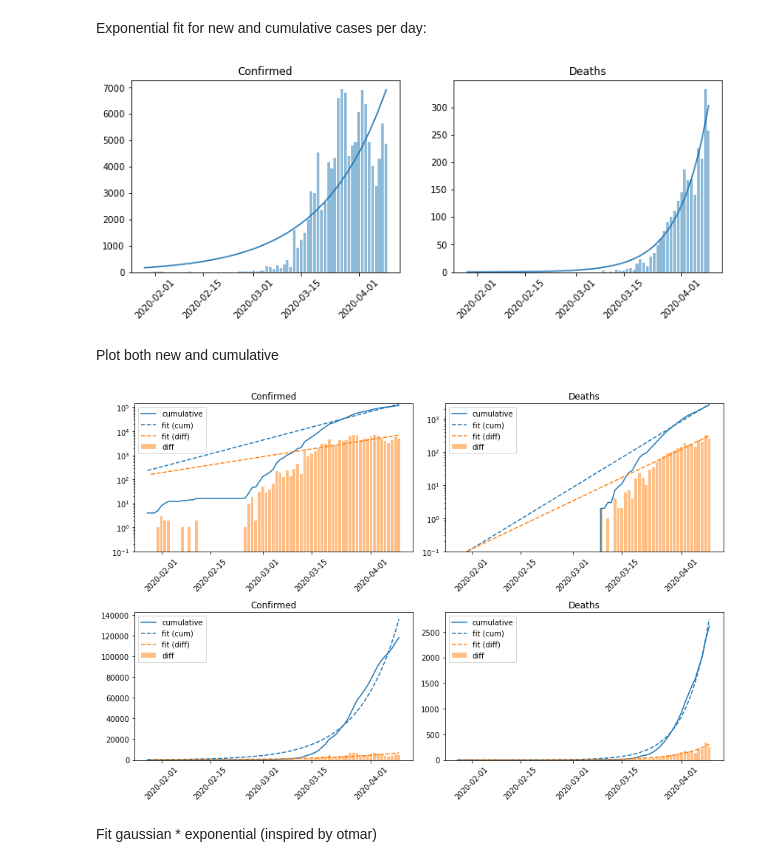
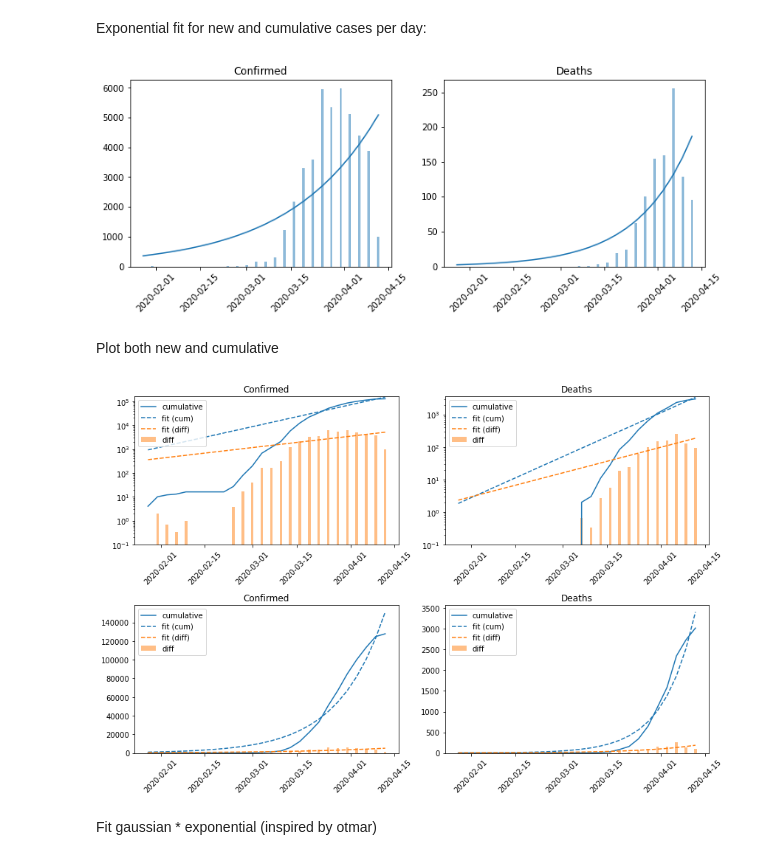
Before and after one commit to nikoladze/COVID-19, a Jupyter notebook: plot.ipynb, the cells around one changed output. Cells and saved outputs as stored; diff of their text form; code cells hidden in the pictures.

Commit message:
add option for resampling

```diff
--- a/plot.ipynb
+++ b/plot.ipynb
@@ -35,6 +35,7 @@ def merge(df):
 df = get_df()
 df = df[df["Country_Region"] == "Germany"]
 #df = merge(df[df["Country_Region"] == "US"])
+#df = merge(df[(df["Country_Region"] == "United Kingdom") | (df["Country_Region"] == "UK")])
 #df = merge(df[df["Country_Region"].apply(lambda x : "Korea" in x)])
 #df = merge(df[df["Country_Region"].apply(lambda x : "China" in x)])
 #df = df[df["Country_Region"] == "Italy"]
@@ -42,13 +43,17 @@ df = df[df["Country_Region"] == "Germany"]
 #df = df[df["Country_Region"] == "Belgium"]
 #df = df[df["Country_Region"] == "Iran"]
 #df = df[df["Country_Region"] == "Spain"]
-#df = df[df["Country_Region"] == "France"]
+#df = df[df["Country_Region"] == "France"]; df.Province_State.fillna("France", inplace=True); df = df[df["Province_State"] == "France"]
 #df = df[df["Country_Region"] == "Sweden"]
 #df = df[df["Country_Region"] == "Poland"]
 
+# optionally resample the hole thing to smooth out the diffs
+df = df.set_index("date").resample("3d").last()
+df = df.reset_index()
 
 for field in ["Confirmed", "Deaths", "Recovered"]:
     df[f"{field}_diff"] = df[field].diff()
+    df[f"{field}_diff"] /= (df.date.astype("int").diff().values / 1e9 / 3600 / 24)
     df[f"{field}_diff_diff"] = df[f"{field}_diff"].diff()
 # %%
 df.drop(
@@ -141,11 +146,12 @@ def func(x, a, b, c):
 def get_xy(df, field="Confirmed"):
     # DataFrame contains cumulative cases (called 'int' here)
     # np.diff gives new confirmed cases per day
-    x_int = df["date"].astype("int").values
+    x_int = df.date.astype("int").values
     x_int = (x_int - x_int[0]) / 1e9 / 3600 / 24
-    x = x_int[1:]
-    y = np.diff(df[field]) / np.diff(x_int)
-    y = np.nan_to_num(y)
+    x = x_int
+    #y = np.diff(df[field]) / np.diff(x_int)
+    #y = np.nan_to_num(y)
+    y = df[f"{field}_diff"].fillna(0).values
     y_int = df[field].values
     y_int = np.nan_to_num(y_int)
 
@@ -170,14 +176,14 @@ for field in fields:
 # %%
 fig, axs = plt.subplots(ncols=2, figsize=(12, 4))
 for ax, field in zip(axs, fields):
     x, y, x_int, y_int = fit_data[field]
     popt, pcov = fit_results_diff[field]
-    ax.bar(df["date"][1:], y, alpha=0.5)
-    ax.plot(df["date"][1:], func(x, *popt))
+    ax.bar(df["date"], y, alpha=0.5)
+    ax.plot(df["date"], func(x, *popt))
     ax.xaxis.set_tick_params(rotation=45)
     ax.set_title(field)
 # %% [output]
-[figure, old version]
+[figure, new version]
 # %% [markdown]
 Plot both new and cumulative
 # %%
@@ -194,8 +200,8 @@ for row, scale in zip(range(2), ["log", "linear"]):
         ax.plot(df["date"], y_int, label="cumulative", color="C0")
         ax.plot(df["date"], func(x_int, *popt_int), "--", label="fit (cum)", color="C0")
 
-        ax.bar(df["date"][1:], y, label="diff", color="C1", alpha=0.5)
-        ax.plot(df["date"][1:], func(x, *popt), "--", label="fit (diff)", color="C1")
+        ax.bar(df["date"], y, label="diff", color="C1", alpha=0.5)
+        ax.plot(df["date"], func(x, *popt), "--", label="fit (diff)", color="C1")
 
         ax.xaxis.set_tick_params(rotation=45)
         ax.legend()
@@ -210,7 +216,7 @@ for row, scale in zip(range(2), ["log", "linear"]):
         ax.set_title(field)
 fig.tight_layout()
 # %% [output]
-[figure, old version]
+[figure, new version]
 # %% [markdown]
 Fit gaussian * exponential (inspired by otmar)
 # %%
```
Also changed, not shown: parts of 14 cells of this notebook.
